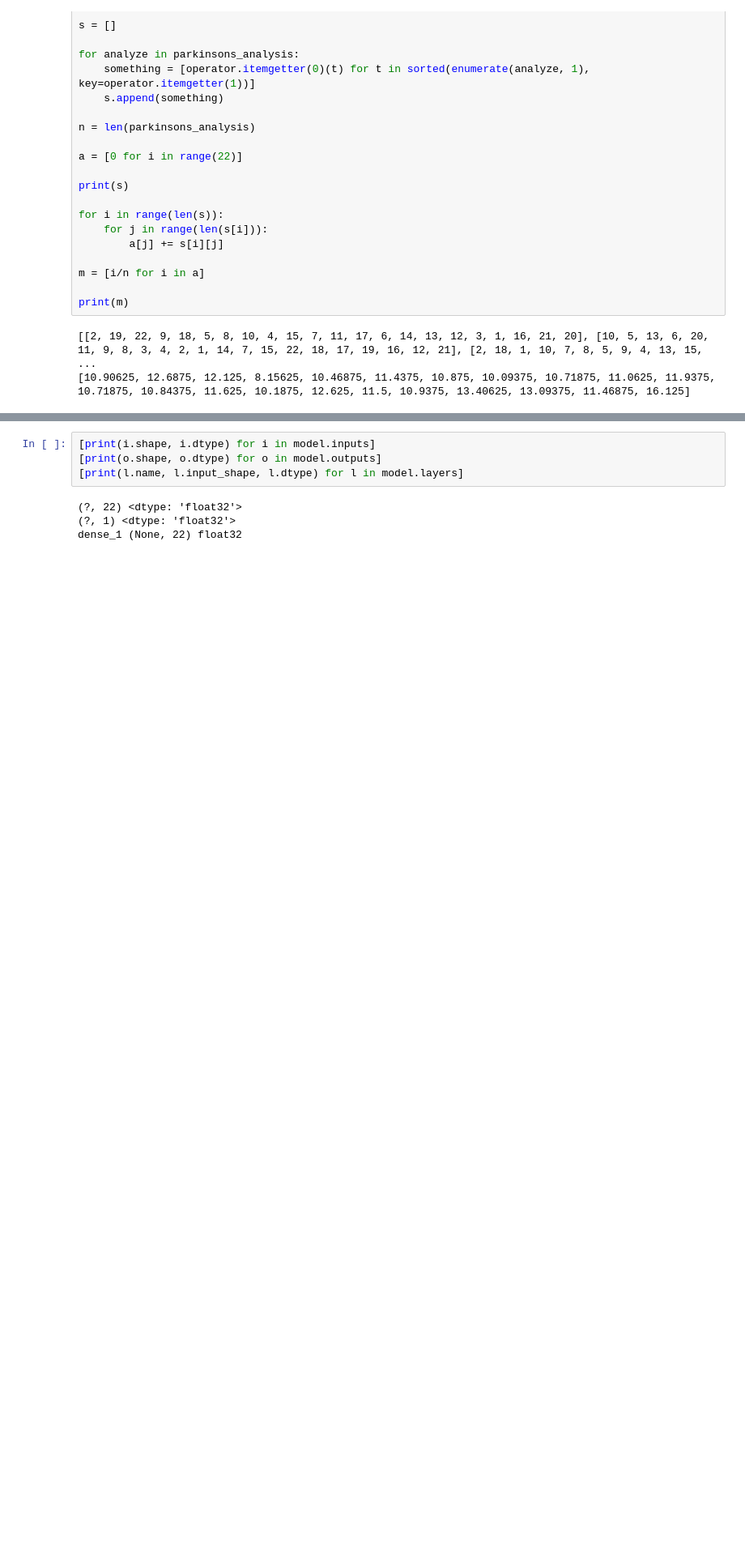
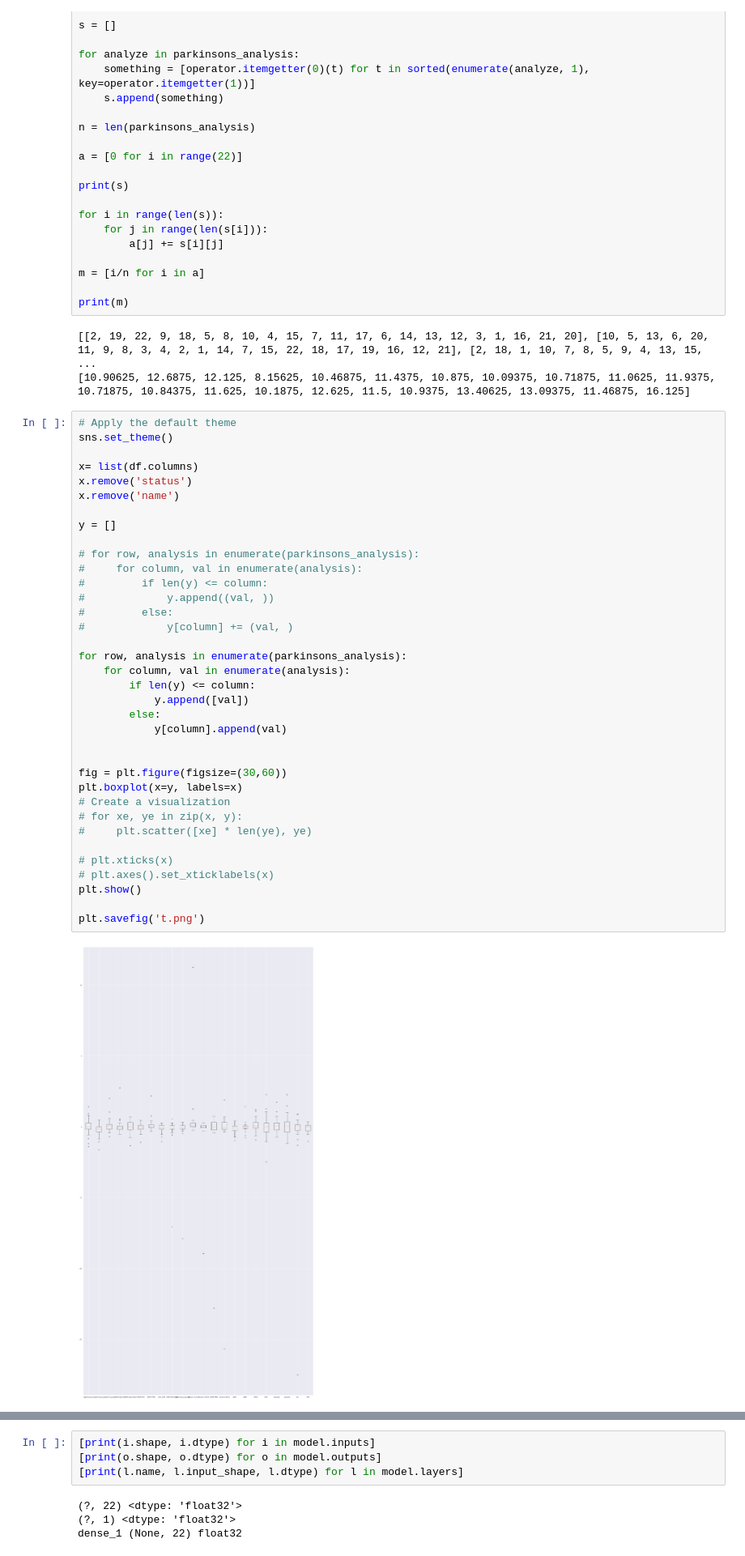
Before and after one commit to asifahmed3959/parkinsons_disease_with_deep_learning, a Jupyter notebook: PD-dectection-with-ANN.ipynb, the cells around one changed output, grey strips where cells are left out. Shown: that part at 81% size. Cells and saved outputs as stored; diff of their text form; blank space fills up the shorter version.

```diff
--- a/PD-dectection-with-ANN.ipynb
+++ b/PD-dectection-with-ANN.ipynb
@@ -220,3 +224,41 @@ print(m)
 # %% [output]
 [[2, 19, 22, 9, 18, 5, 8, 10, 4, 15, 7, 11, 17, 6, 14, 13, 12, 3, 1, 16, 21, 20], [10, 5, 13, 6, 20, 11, 9, 8, 3, 4, 2, 1, 14, 7, 15, 22, 18, 17, 19, 16, 12, 21], [2, 18, 1, 10, 7, 8, 5, 9, 4, 13, 15, ...
 [10.90625, 12.6875, 12.125, 8.15625, 10.46875, 11.4375, 10.875, 10.09375, 10.71875, 11.0625, 11.9375, 10.71875, 10.84375, 11.625, 10.1875, 12.625, 11.5, 10.9375, 13.40625, 13.09375, 11.46875, 16.125]
+# %%
+# Apply the default theme
+sns.set_theme()
+
+x= list(df.columns)
+x.remove('status')
+x.remove('name')
+
+y = []
+
+# for row, analysis in enumerate(parkinsons_analysis):
+#     for column, val in enumerate(analysis):
+#         if len(y) <= column:
+#             y.append((val, ))
+#         else:
+#             y[column] += (val, )
+
+for row, analysis in enumerate(parkinsons_analysis):
+    for column, val in enumerate(analysis):
+        if len(y) <= column:
+            y.append([val])
+        else:
+            y[column].append(val)
+
+
+fig = plt.figure(figsize=(30,60))
+plt.boxplot(x=y, labels=x)
+# Create a visualization
+# for xe, ye in zip(x, y):
+#     plt.scatter([xe] * len(ye), ye)
+
+# plt.xticks(x)
+# plt.axes().set_xticklabels(x)
+plt.show()
+
+plt.savefig('t.png')
+# %% [output]
+[figure, added]
```
Also changed, not shown: parts of 6 cells of this notebook.
